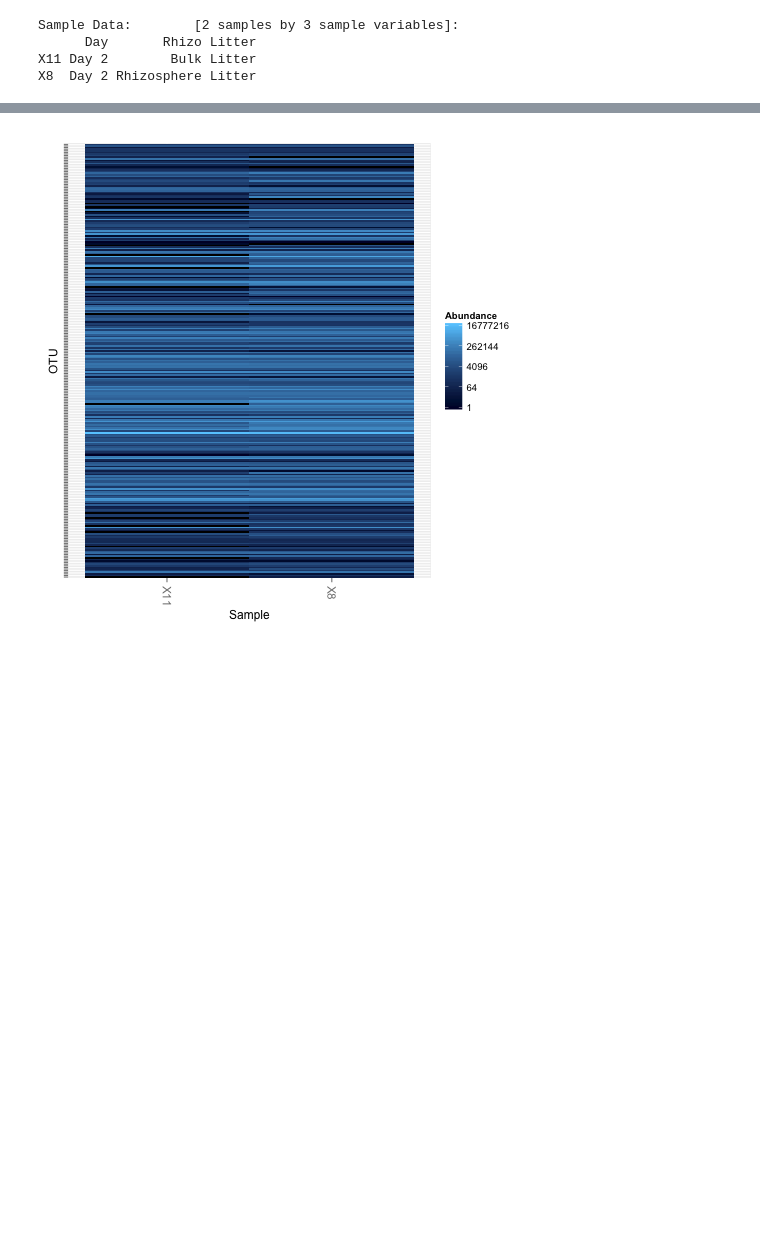
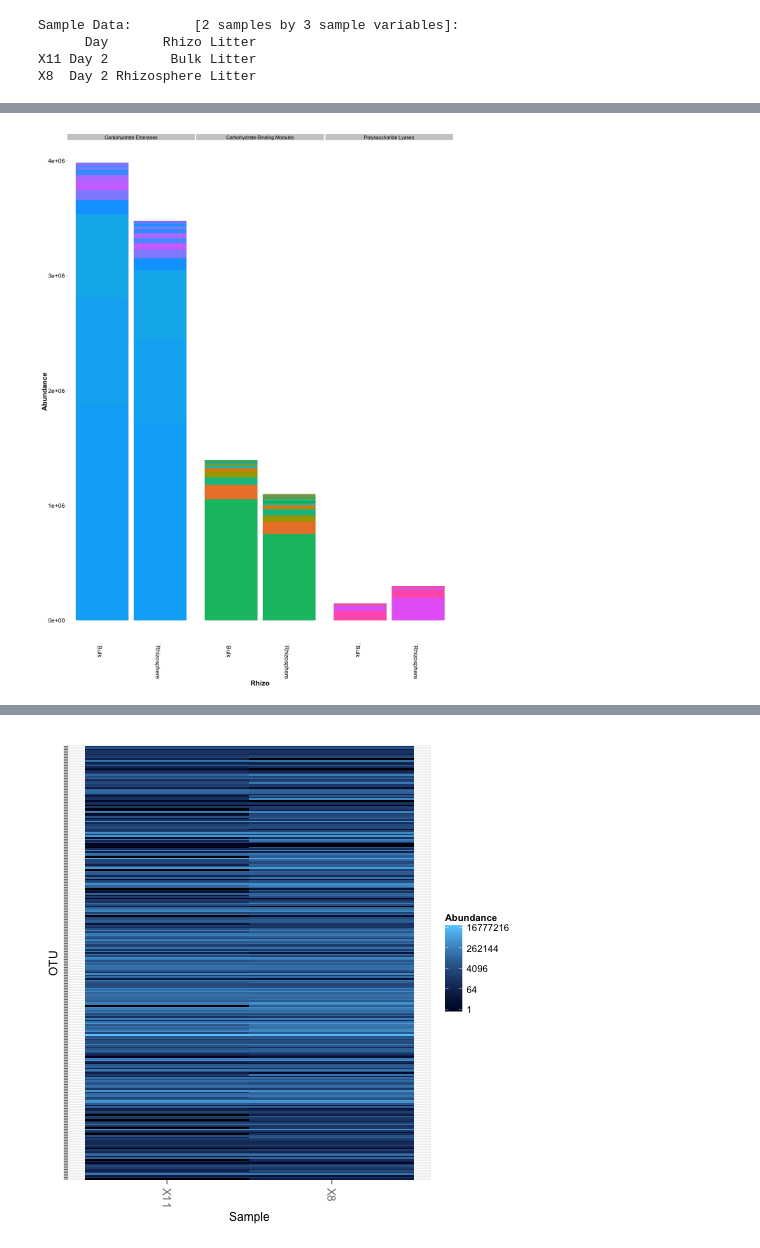
Before and after one commit to TheaWhitman/Litter-decomp, a Jupyter notebook: CAZy-Blast/CAZy-Blast.ipynb, the cells around one changed output, grey strips where cells are left out. Cells and saved outputs as stored; diff of their text form; code cells hidden in the pictures; blank space fills up the shorter version.

```diff
--- a/CAZy-Blast/CAZy-Blast.ipynb
+++ b/CAZy-Blast/CAZy-Blast.ipynb
@@ -163,0 +190,17 @@ p
+# %%
+%%R -w 1200 -h 1600
+subsets <- c("Carbohydrate-Binding Modules","Carbohydrate Esterases","Polysaccharide Lyases")
+physeqsubset <- subset_taxa(physeq, Class %in% subsets)
+p = plot_bar(physeqsubset, x="Rhizo", facet_grid=~Class, fill="ID")
+p = p + geom_bar(aes(color=ID, fill=ID), stat="identity", position="stack")
+p = p + theme(legend.position="none")
+p = p + facet_wrap(~Class,ncol=3)
+p <- p + theme(panel.background=element_blank())
+p <- p + theme(panel.grid=element_blank(), axis.text=element_text(size=17, color="black"), axis.title=element_text(size=20,face="bold"))
+p <- p + theme(legend.text=element_text(size=17, color="black"), legend.title=element_text(size=20,face="bold"))
+p <- p + theme(strip.text=element_text(size=14, color="black"))
+# Again, should be normalized
+ggsave(filename = "CAZyBlast3.pdf", plot = p, width=12, height = 6.8)
+p
+# %% [output]
+[figure, added]
```
Also changed, not shown: parts of 5 cells of this notebook, 4 other files.
